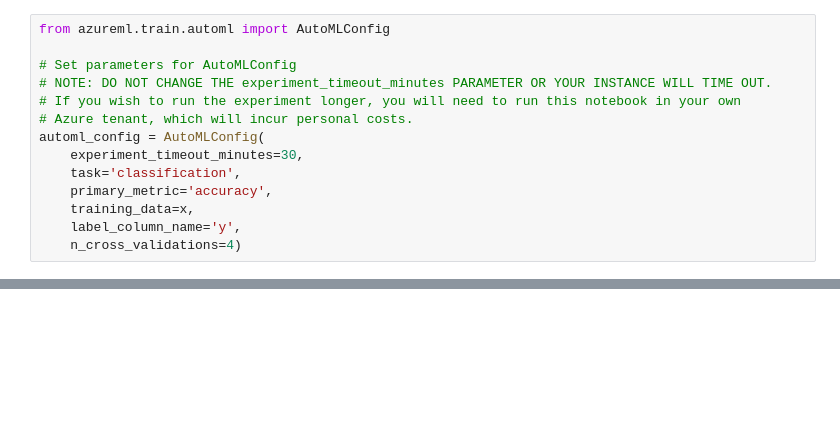
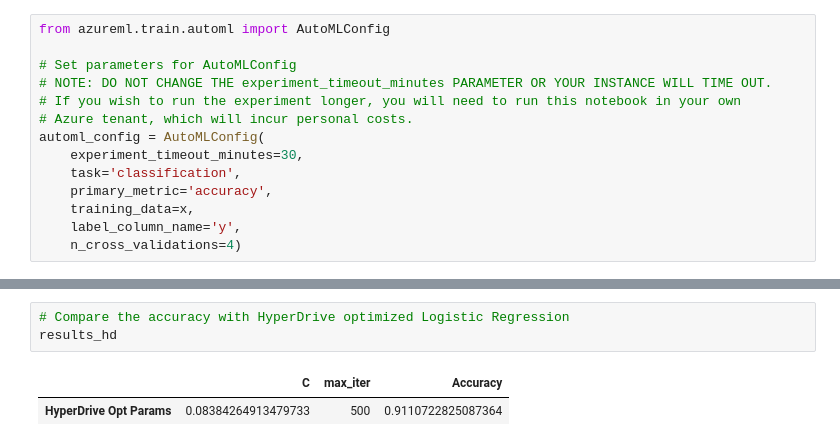
Before and after one commit to Batuhanipekci/AzureMLEngineerSubmission, a Jupyter notebook: udacity-project.ipynb, the cells around one changed output, grey strips where cells are left out. Cells and saved outputs as stored; diff of their text form; blank space fills up the shorter version.

```diff
--- a/udacity-project.ipynb
+++ b/udacity-project.ipynb
@@ -251,0 +283,6 @@ TypeError: can't pickle _thread.RLock objects
+# %%
+# Compare the accuracy with HyperDrive optimized Logistic Regression
+results_hd
+# %% [output]
+|  | C | max_iter | Accuracy |
+| HyperDrive Opt Params | 0.08384264913479733 | 500 | 0.9110722825087364 |
```
Also changed, not shown: parts of 27 cells of this notebook.
